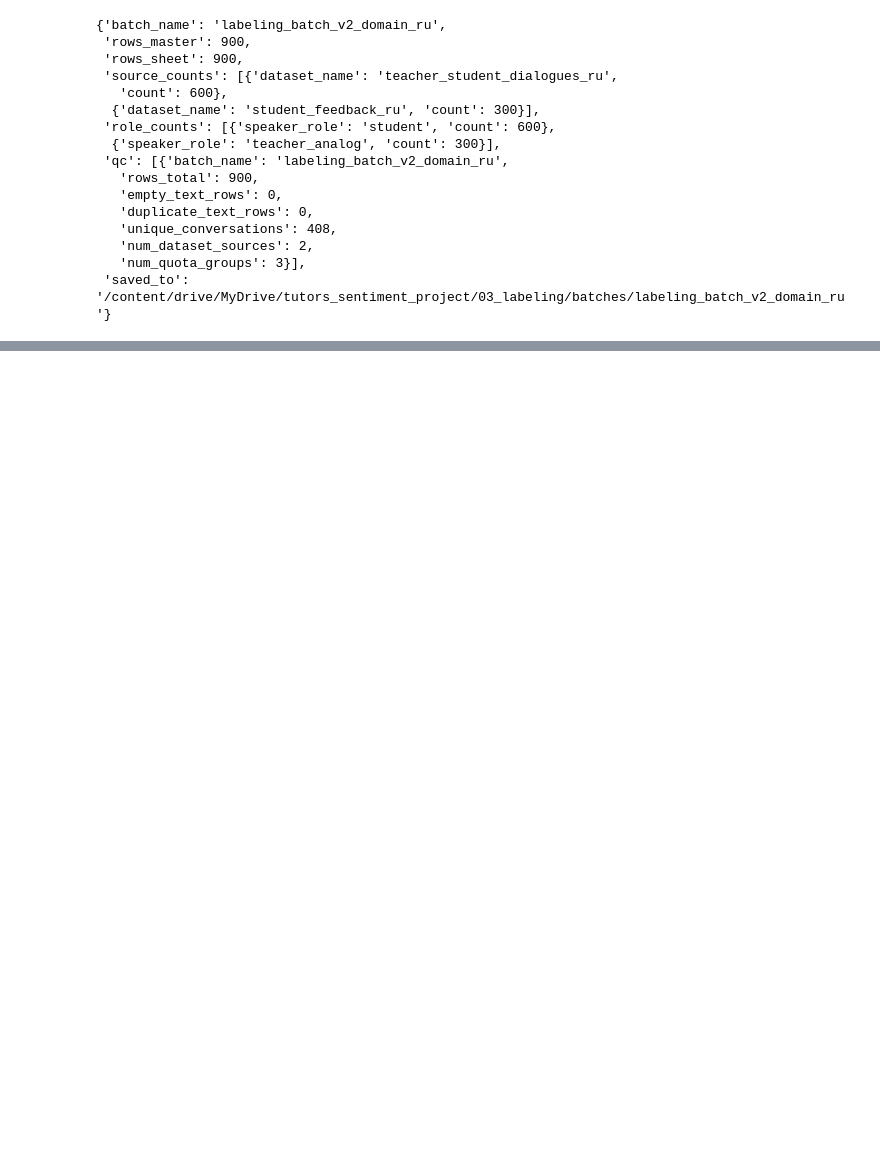
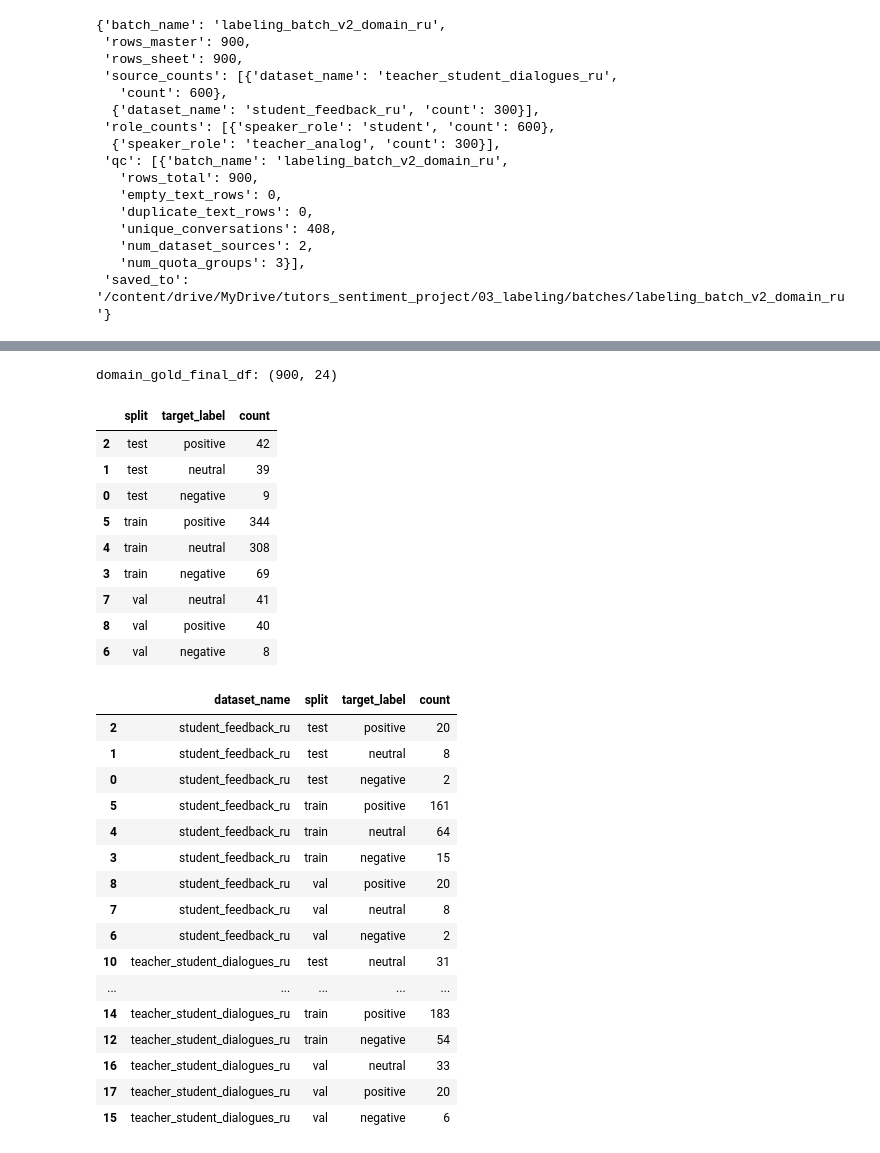
Before and after one commit to DenisBoytsov41/tutors-sentiment-coursework, a Jupyter notebook: notebooks/03_prepare_labeling_set.ipynb, the cells around one changed output, grey strips where cells are left out. Saved outputs shown, nothing was run; the diff lists cells and outputs as text; code cells hidden in the pictures; blank space fills up the shorter version.

```diff
--- a/notebooks/03_prepare_labeling_set.ipynb
+++ b/notebooks/03_prepare_labeling_set.ipynb
@@ -1655,0 +2117,18 @@ final_stage_summary
+# %%
+domain_gold_dialogues_df = domain_gold_df.loc[
+    domain_gold_df["dataset_name"] == "teacher_student_dialogues_ru"
+].copy()
+
+domain_gold_feedback_df = domain_gold_df.loc[
+    domain_gold_df["dataset_name"] == "student_feedback_ru"
+].copy()
+
+print("domain_gold_dialogues_df:", domain_gold_dialogues_df.shape)
+print("domain_gold_feedback_df :", domain_gold_feedback_df.shape)
+
+display(
+    domain_gold_df.groupby(["dataset_name", "speaker_role", "target_label"])
+    .size()
+    .reset_index(name="count")
+    .sort_values(["dataset_name", "speaker_role", "count"], ascending=[True, True, False])
+)
@@ -1655,0 +2201,56 @@ final_stage_summary
+# %%
+domain_gold_final_df = pd.concat(
+    [
+        dlg_train_df, dlg_val_df, dlg_test_df,
+        fb_train_df, fb_val_df, fb_test_df,
+    ],
+    axis=0,
+    ignore_index=True
+)
+
+print("domain_gold_final_df:", domain_gold_final_df.shape)
+
+display(
+    domain_gold_final_df
+    .groupby(["split", "target_label"])
+    .size()
+    .reset_index(name="count")
+    .sort_values(["split", "count"], ascending=[True, False])
+)
+
+display(
+    domain_gold_final_df
+    .groupby(["dataset_name", "split", "target_label"])
+    .size()
+    .reset_index(name="count")
+    .sort_values(["dataset_name", "split", "count"], ascending=[True, True, False])
+)
+# %% [output]
+domain_gold_final_df: (900, 24)
+|  | split | target_label | count |
+| 2 | test | positive | 42 |
+| 1 | test | neutral | 39 |
+| 0 | test | negative | 9 |
+| 5 | train | positive | 344 |
+| 4 | train | neutral | 308 |
+| 3 | train | negative | 69 |
+| 7 | val | neutral | 41 |
+| 8 | val | positive | 40 |
+| 6 | val | negative | 8 |
+|  | dataset_name | split | target_label | count |
+| 2 | student_feedback_ru | test | positive | 20 |
+| 1 | student_feedback_ru | test | neutral | 8 |
+| 0 | student_feedback_ru | test | negative | 2 |
+| 5 | student_feedback_ru | train | positive | 161 |
+| 4 | student_feedback_ru | train | neutral | 64 |
+| 3 | student_feedback_ru | train | negative | 15 |
+| 8 | student_feedback_ru | val | positive | 20 |
+| 7 | student_feedback_ru | val | neutral | 8 |
+| 6 | student_feedback_ru | val | negative | 2 |
+| 10 | teacher_student_dialogues_ru | test | neutral | 31 |
+| ... | ... | ... | ... | ... |
+| 14 | teacher_student_dialogues_ru | train | positive | 183 |
+| 12 | teacher_student_dialogues_ru | train | negative | 54 |
+| 16 | teacher_student_dialogues_ru | val | neutral | 33 |
+| 17 | teacher_student_dialogues_ru | val | positive | 20 |
+| 15 | teacher_student_dialogues_ru | val | negative | 6 |
```
Also changed, not shown: parts of 29 cells of this notebook.
